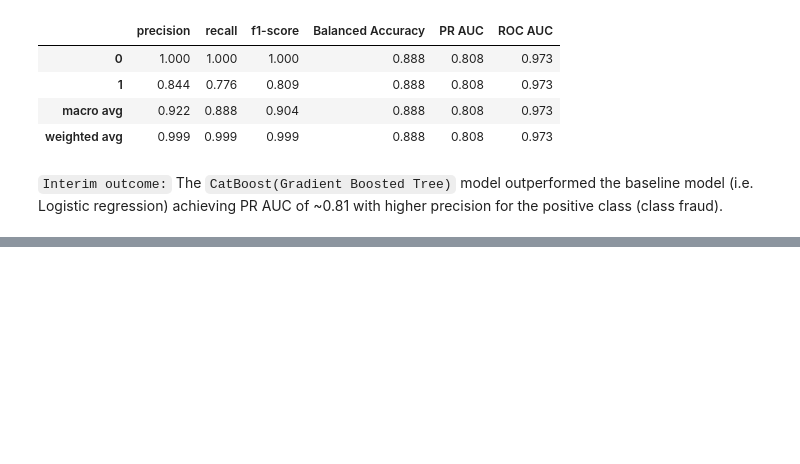
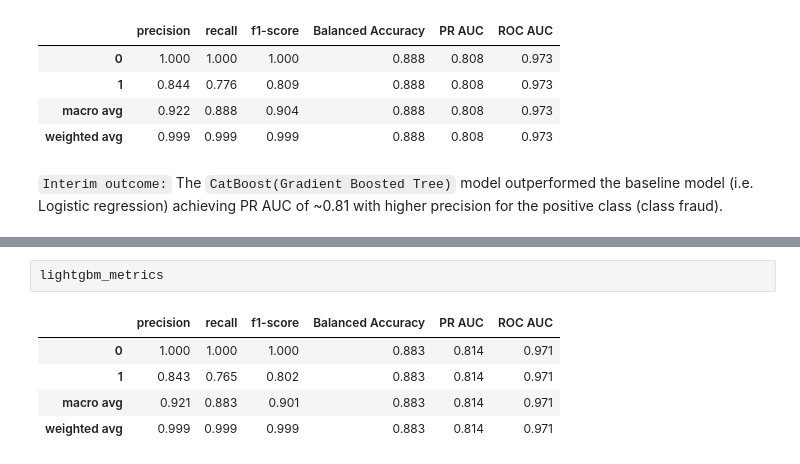
Before and after one commit to muhannad-imam/fraud-risk-modeling, a Jupyter notebook: notebooks/04_modeling.ipynb, the cells around one changed output, grey strips where cells are left out. Cells and saved outputs as stored; diff of their text form; blank space fills up the shorter version.

```diff
--- a/notebooks/04_modeling.ipynb
+++ b/notebooks/04_modeling.ipynb
@@ -193,0 +259,8 @@ The `CatBoost(Gradient Boosted Tree)` model outperformed the baseline model (i.e
+# %%
+lightgbm_metrics
+# %% [output]
+|  | precision | recall | f1-score | Balanced Accuracy | PR AUC | ROC AUC |
+| 0 | 1.000 | 1.000 | 1.000 | 0.883 | 0.814 | 0.971 |
+| 1 | 0.843 | 0.765 | 0.802 | 0.883 | 0.814 | 0.971 |
+| macro avg | 0.921 | 0.883 | 0.901 | 0.883 | 0.814 | 0.971 |
+| weighted avg | 0.999 | 0.999 | 0.999 | 0.883 | 0.814 | 0.971 |
```
Also changed, not shown: parts of 5 cells of this notebook.
